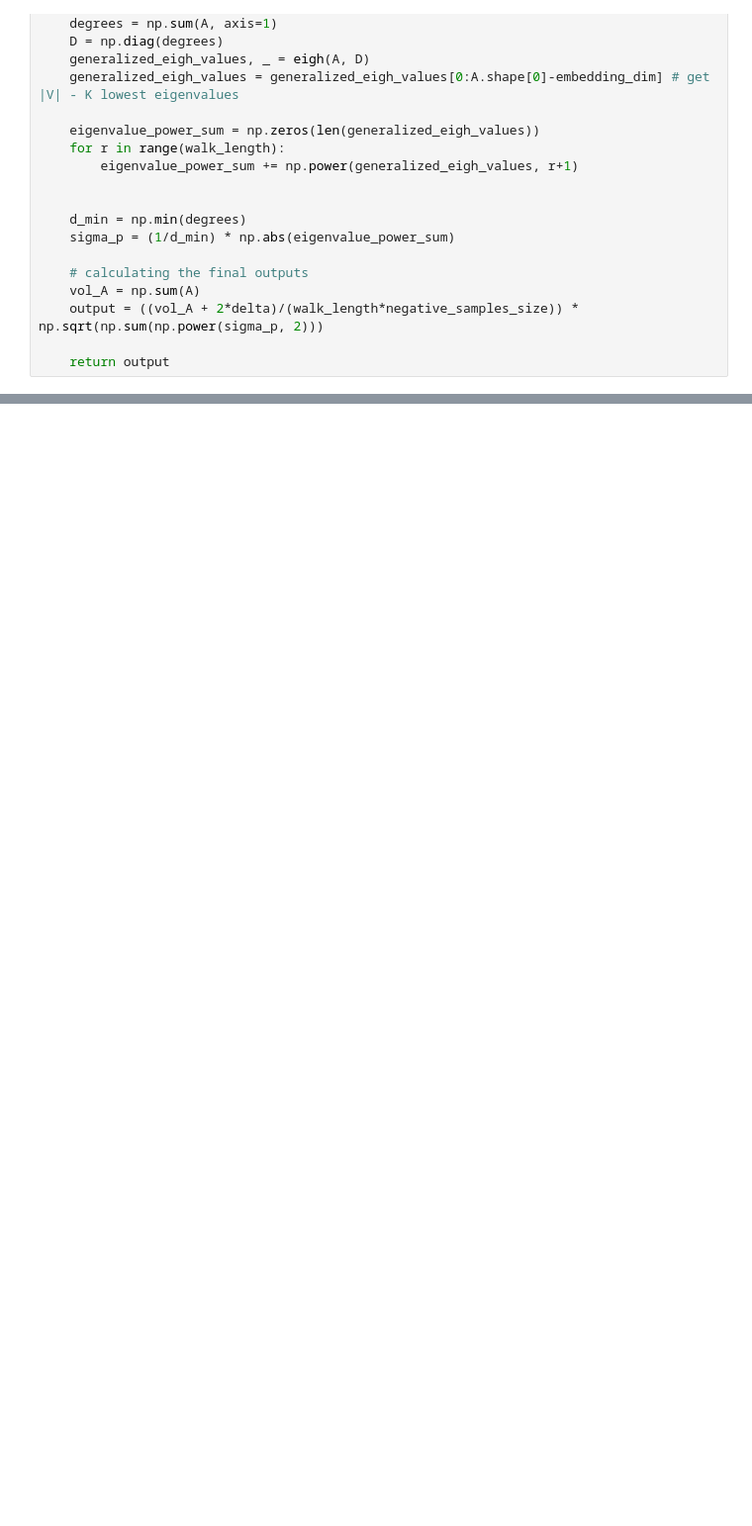
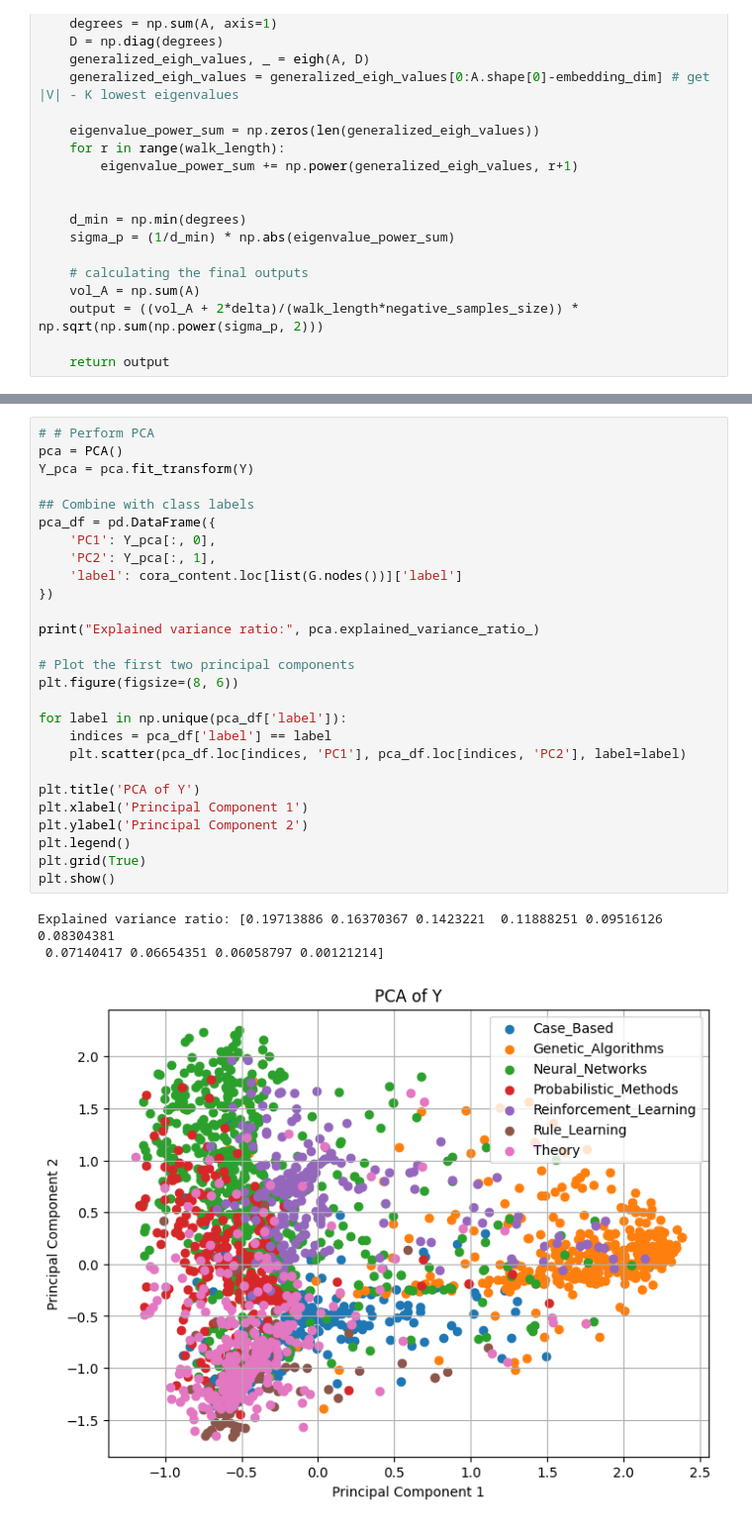
Before and after one commit to hungndo/Privacy_Network_Embeddings, a Jupyter notebook: PPNE.ipynb, the cells around one changed output, grey strips where cells are left out. Shown at 99% size. Cells and saved outputs as stored; diff of their text form; blank space fills up the shorter version.

```diff
--- a/PPNE.ipynb
+++ b/PPNE.ipynb
@@ -229,0 +488,31 @@ Adding edge (101, 124)
+# %%
+# # Perform PCA
+pca = PCA()
+Y_pca = pca.fit_transform(Y)
+
+## Combine with class labels
+pca_df = pd.DataFrame({
+    'PC1': Y_pca[:, 0],
+    'PC2': Y_pca[:, 1],
+    'label': cora_content.loc[list(G.nodes())]['label']
+})
+
+print("Explained variance ratio:", pca.explained_variance_ratio_)
+
+# Plot the first two principal components
+plt.figure(figsize=(8, 6))
+
+for label in np.unique(pca_df['label']):
+    indices = pca_df['label'] == label
+    plt.scatter(pca_df.loc[indices, 'PC1'], pca_df.loc[indices, 'PC2'], label=label)
+
+plt.title('PCA of Y')
+plt.xlabel('Principal Component 1')
+plt.ylabel('Principal Component 2')
+plt.legend()
+plt.grid(True)
+plt.show()
+# %% [output]
+Explained variance ratio: [0.19713886 0.16370367 0.1423221  0.11888251 0.09516126 0.08304381
+ 0.07140417 0.06654351 0.06058797 0.00121214]
+[figure, added]
```
Also changed, not shown: parts of 31 cells of this notebook, 2 other files.
